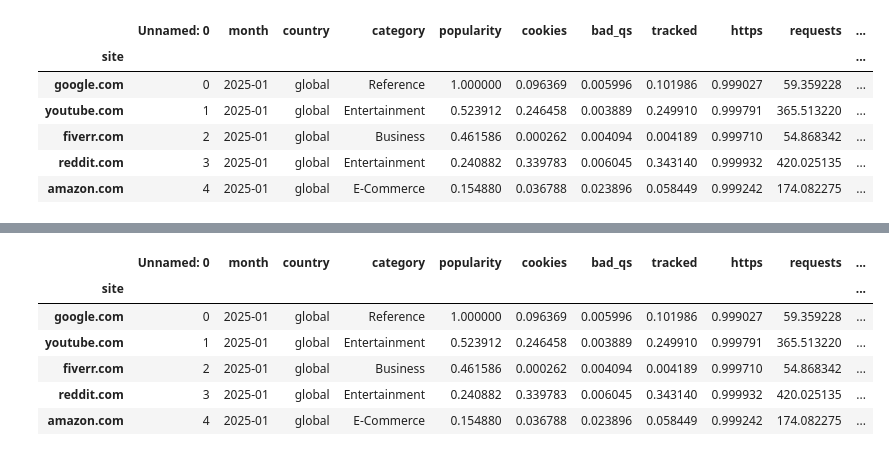
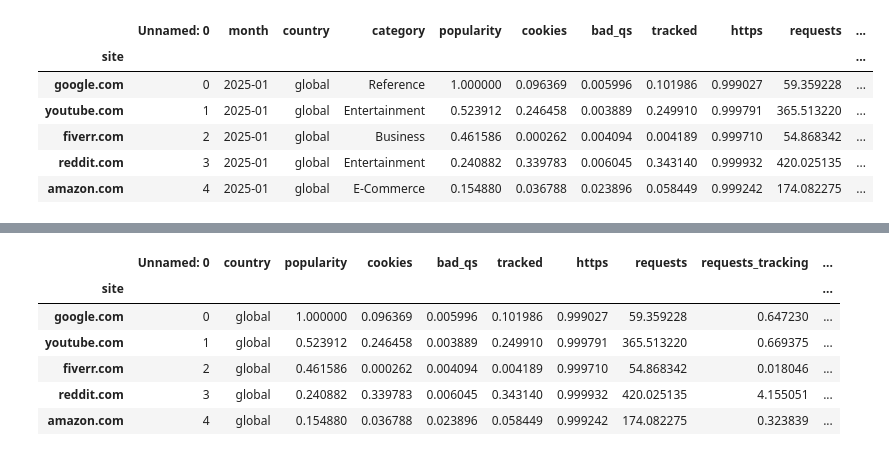
Before and after one commit to ywang3434/privacy-project-tracking, a Jupyter notebook: model/model.ipynb, the cells around one changed output, grey strips where cells are left out. Drawn from its saved outputs; the diff is of its cells as text; code cells hidden in the pictures.

Commit message:
update model

```diff
--- a/model/model.ipynb
+++ b/model/model.ipynb
@@ -4,6 +4,7 @@ import numpy as np
 import sklearn as sk
 # %%
 pd.set_option('display.max_columns', 1000)
+pd.set_option('display.max_rows', 1000)
 # %%
 #import data
 
@@ -144,3 +137,8 @@ df_site.head()
 | fiverr.com | 2 | 2025-01 | global | Business | 0.461586 | 0.000262 | 0.004094 | 0.004189 | 0.999710 | 54.868342 | ... |
 | reddit.com | 3 | 2025-01 | global | Entertainment | 0.240882 | 0.339783 | 0.006045 | 0.343140 | 0.999932 | 420.025135 | ... |
 | amazon.com | 4 | 2025-01 | global | E-Commerce | 0.154880 | 0.036788 | 0.023896 | 0.058449 | 0.999242 | 174.082275 | ... |
+# %%
+df_category = global_site[['site','category']]
+df_category['value']=1
+df_category = pd.pivot_table(df_category,index='site',columns='category',values='value').fillna(0)
+df_category.head()
@@ -147,12 +158,12 @@ df_site.head()
 # %%
-df_model = df_site.join(df_site_tracker,how = 'left')
+df_model = df_site.drop(['month','category'],axis=1).join(df_category,how='left').join(df_site_tracker,how='left')
 
 df_model.head()
 # %% [output]
-|  | Unnamed: 0 | month | country | category | popularity | cookies | bad_qs | tracked | https | requests | ... |
-| site |  |  |  |  |  |  |  |  |  |  | ... |
-| google.com | 0 | 2025-01 | global | Reference | 1.000000 | 0.096369 | 0.005996 | 0.101986 | 0.999027 | 59.359228 | ... |
-| youtube.com | 1 | 2025-01 | global | Entertainment | 0.523912 | 0.246458 | 0.003889 | 0.249910 | 0.999791 | 365.513220 | ... |
-| fiverr.com | 2 | 2025-01 | global | Business | 0.461586 | 0.000262 | 0.004094 | 0.004189 | 0.999710 | 54.868342 | ... |
-| reddit.com | 3 | 2025-01 | global | Entertainment | 0.240882 | 0.339783 | 0.006045 | 0.343140 | 0.999932 | 420.025135 | ... |
-| amazon.com | 4 | 2025-01 | global | E-Commerce | 0.154880 | 0.036788 | 0.023896 | 0.058449 | 0.999242 | 174.082275 | ... |
+|  | Unnamed: 0 | country | popularity | cookies | bad_qs | tracked | https | requests | requests_tracking | ... |
+| site |  |  |  |  |  |  |  |  |  | ... |
+| google.com | 0 | global | 1.000000 | 0.096369 | 0.005996 | 0.101986 | 0.999027 | 59.359228 | 0.647230 | ... |
+| youtube.com | 1 | global | 0.523912 | 0.246458 | 0.003889 | 0.249910 | 0.999791 | 365.513220 | 0.669375 | ... |
+| fiverr.com | 2 | global | 0.461586 | 0.000262 | 0.004094 | 0.004189 | 0.999710 | 54.868342 | 0.018046 | ... |
+| reddit.com | 3 | global | 0.240882 | 0.339783 | 0.006045 | 0.343140 | 0.999932 | 420.025135 | 4.155051 | ... |
+| amazon.com | 4 | global | 0.154880 | 0.036788 | 0.023896 | 0.058449 | 0.999242 | 174.082275 | 0.323839 | ... |
```
Also changed, not shown: parts of 21 cells of this notebook.
